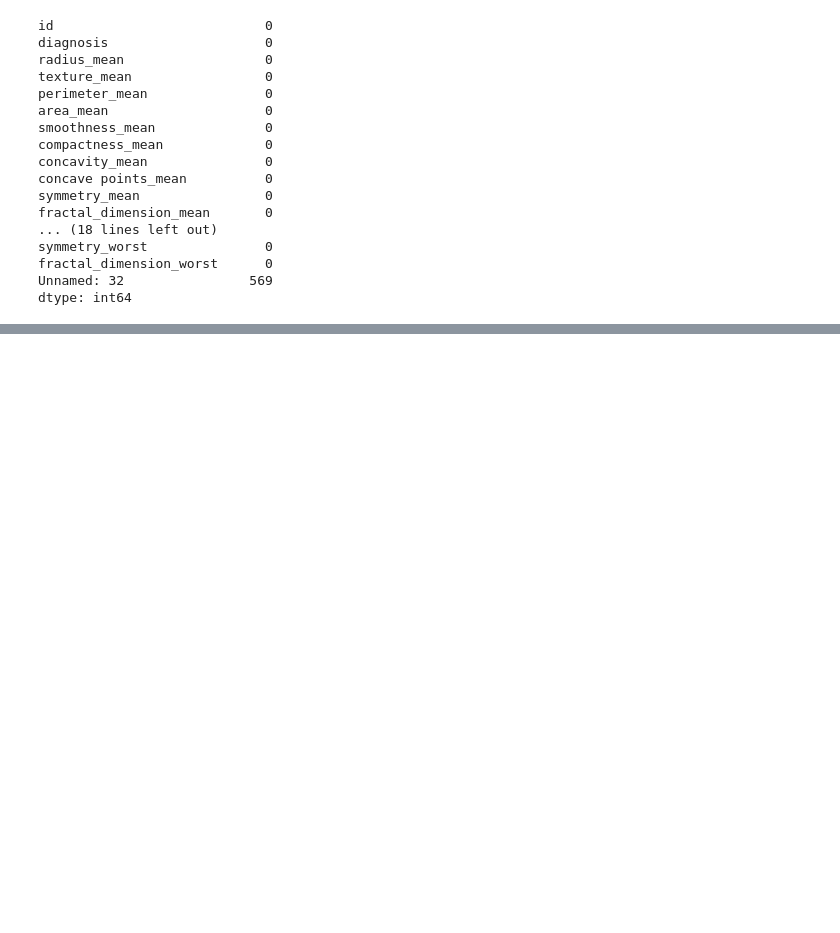
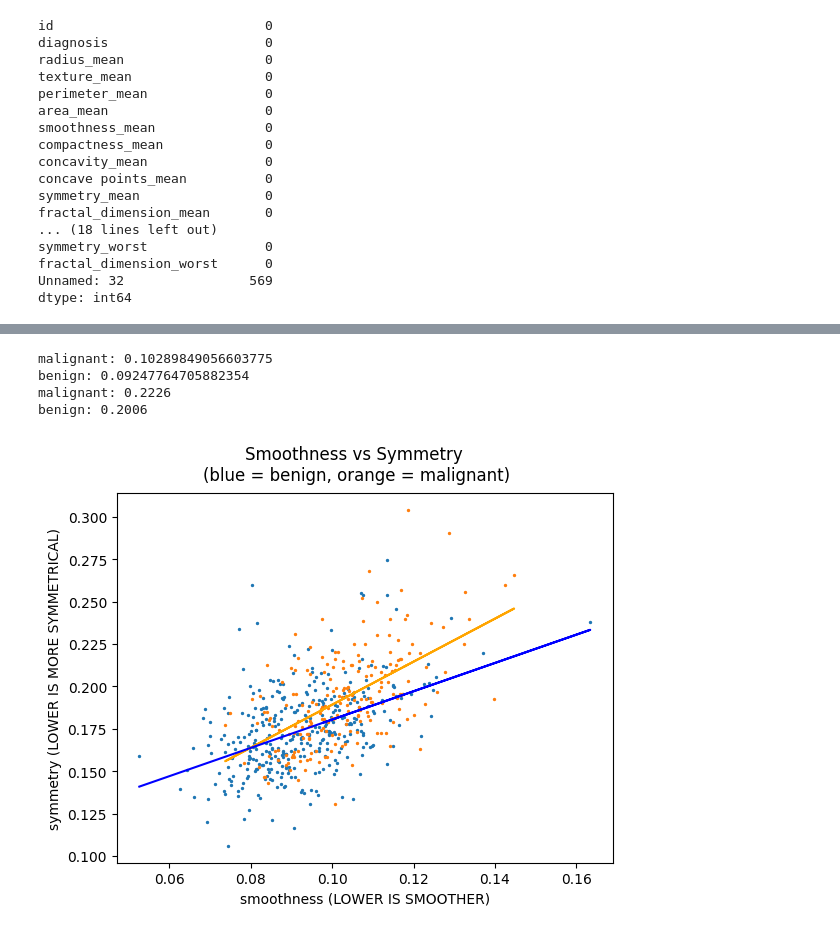
Before and after one commit to build-summer-2025/async-final-project-teal-nicholas, a Jupyter notebook: final_project_example.ipynb, the cells around one changed output, grey strips where cells are left out. Cells and saved outputs as stored; diff of their text form; code cells hidden in the pictures; blank space fills up the shorter version.

```diff
--- a/final_project_example.ipynb
+++ b/final_project_example.ipynb
@@ -115,0 +169,46 @@ benign: 12.146523809523808 um
+# %%
+# q4
+m_mean_smoothness = malignant['smoothness_mean'].mean()
+b_mean_smoothness = benign['smoothness_mean'].mean()
+print(f'malignant: {m_mean_smoothness}')
+print(f'benign: {b_mean_smoothness}')
+# smoothness defined as local variation in radius length so i assume
+# a lower value is more smooth
+
+m_worst_smoothness = malignant['smoothness_worst'].max()
+b_worst_smoothness = benign['smoothness_worst'].max()
+print(f'malignant: {m_worst_smoothness}')
+print(f'benign: {b_worst_smoothness}')
+
+"""plt.bar(x = ['Malignant', 'Benign'],
+        height = [m_mean_smoothness, b_mean_smoothness])
+plt.bar(x = ['Malignant', 'Benign'],
+        height = [m_worst_smoothness - m_mean_smoothness, b_worst_smoothness - b_mean_smoothness],
+        bottom = [m_mean_smoothness, b_mean_smoothness])
+plt.suptitle('Malignant vs Benign Smoothness \n(local variation of radius lengths in micrometers) \n(lower is better)')
+plt.show()
+"""
+
+m1, b1 = np.polyfit(malignant['smoothness_mean'], malignant['symmetry_mean'], 1)
+y1 = m1 * malignant['smoothness_mean'] + b1
+
+m2, b2 = np.polyfit(benign['smoothness_mean'], benign['symmetry_mean'], 1)
+y2 = m2 * benign['smoothness_mean'] + b2
+plt.scatter(x = benign['smoothness_mean'],
+            y = benign['symmetry_mean'],
+            s = 2)
+plt.scatter(x = malignant['smoothness_mean'],
+            y = malignant['symmetry_mean'],
+            s = 2)
+plt.plot(malignant['smoothness_mean'], y1, color='orange')
+plt.plot(benign['smoothness_mean'], y2, color='blue')
+plt.xlabel('smoothness (LOWER IS SMOOTHER)')
+plt.ylabel('symmetry (LOWER IS MORE SYMMETRICAL)')
+plt.suptitle('Smoothness vs Symmetry \n(blue = benign, orange = malignant)')
+plt.show()
+# %% [output]
+malignant: 0.10289849056603775
+benign: 0.09247764705882354
+malignant: 0.2226
+benign: 0.2006
+[figure, added]
```
Also changed, not shown: parts of 16 cells of this notebook, 12 other files.
